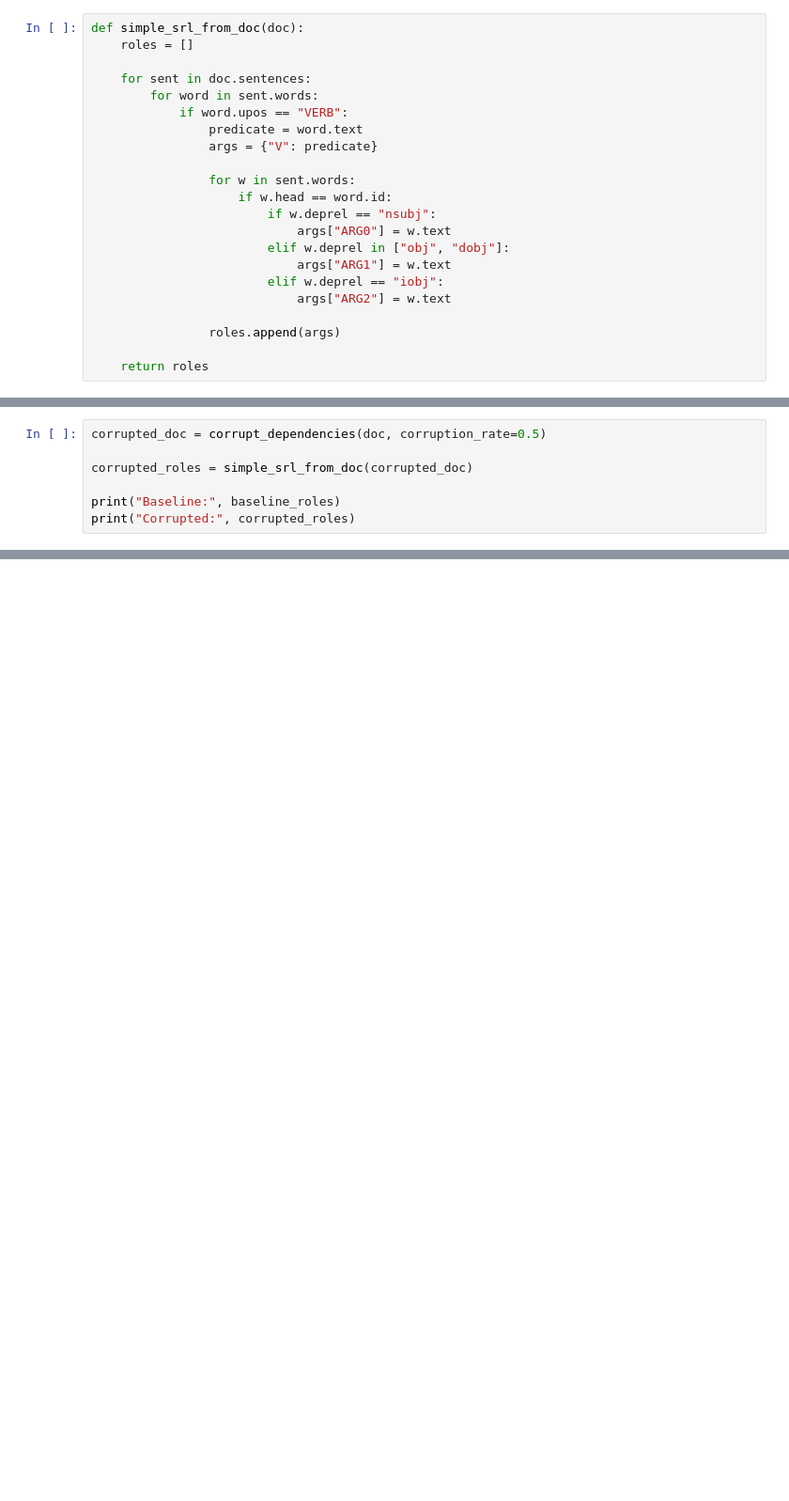
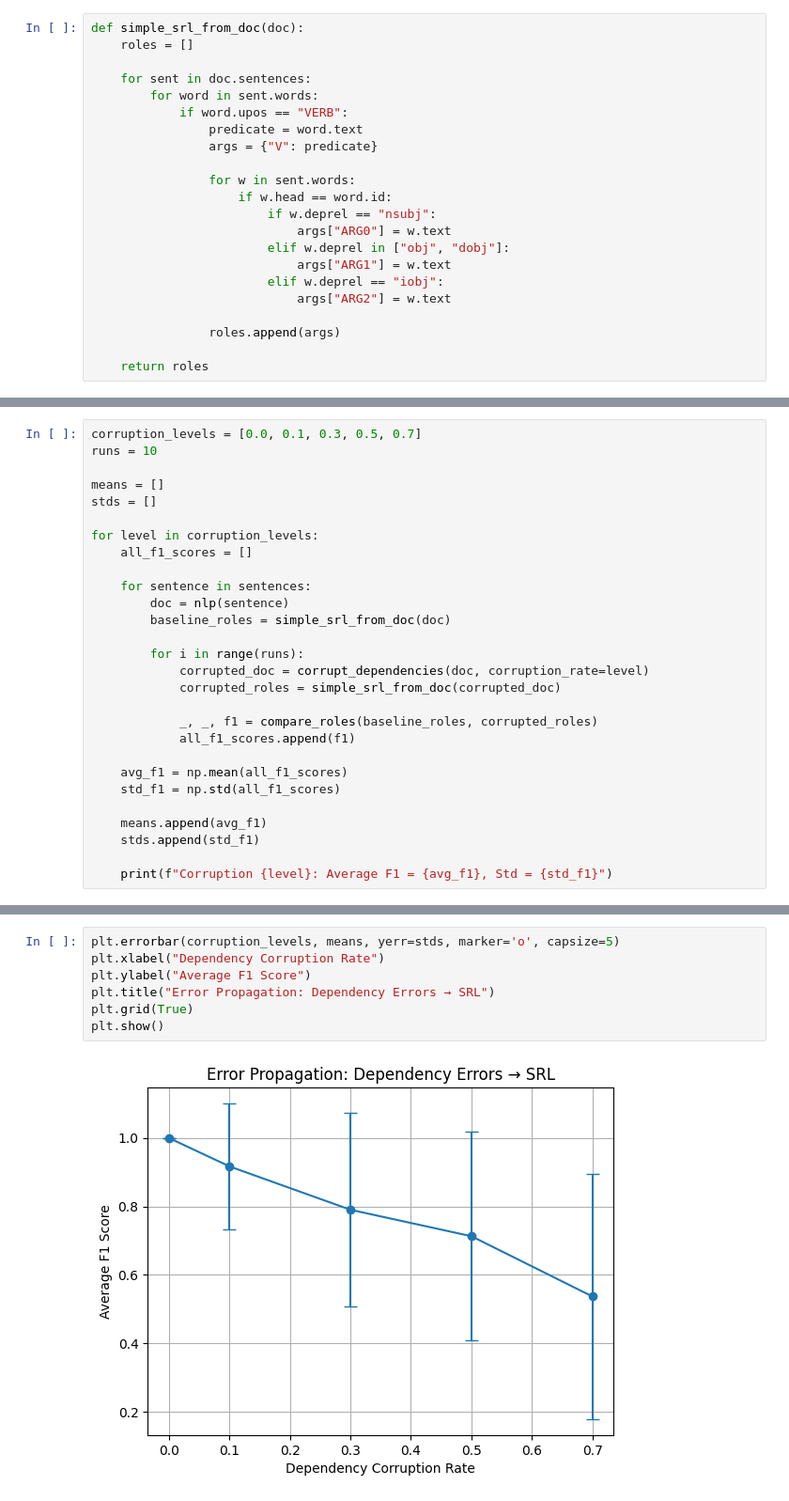
Before and after one commit to Danil1Danil/case_study, a Jupyter notebook: error_propagation_srl.ipynb, the cells around one changed output, grey strips where cells are left out. Shown at 94% size. Saved outputs shown, nothing was run; the diff lists cells and outputs as text; blank space fills up the shorter version.

```diff
--- a/error_propagation_srl.ipynb
+++ b/error_propagation_srl.ipynb
@@ -183,10 +88,3 @@ def corrupt_dependencies(doc, corruption_rate=0.3):
                 word.head = random.choice(possible_heads)
 
     return corrupted_doc
-# %%
-corrupted_doc = corrupt_dependencies(doc, corruption_rate=0.5)
-
-corrupted_roles = simple_srl_from_doc(corrupted_doc)
-
-print("Baseline:", baseline_roles)
-print("Corrupted:", corrupted_roles)
@@ -195,0 +121,28 @@ Corrupted: [{'V': 'gave', 'ARG1': 'book'}]
+# %%
+corruption_levels = [0.0, 0.1, 0.3, 0.5, 0.7]
+runs = 10
+
+means = []
+stds = []
+
+for level in corruption_levels:
+    all_f1_scores = []
+
+    for sentence in sentences:
+        doc = nlp(sentence)
+        baseline_roles = simple_srl_from_doc(doc)
+
+        for i in range(runs):
+            corrupted_doc = corrupt_dependencies(doc, corruption_rate=level)
+            corrupted_roles = simple_srl_from_doc(corrupted_doc)
+
+            _, _, f1 = compare_roles(baseline_roles, corrupted_roles)
+            all_f1_scores.append(f1)
+
+    avg_f1 = np.mean(all_f1_scores)
+    std_f1 = np.std(all_f1_scores)
+
+    means.append(avg_f1)
+    stds.append(std_f1)
+
+    print(f"Corruption {level}: Average F1 = {avg_f1}, Std = {std_f1}")
@@ -195,0 +155,9 @@ Corrupted: [{'V': 'gave', 'ARG1': 'book'}]
+# %%
+plt.errorbar(corruption_levels, means, yerr=stds, marker='o', capsize=5)
+plt.xlabel("Dependency Corruption Rate")
+plt.ylabel("Average F1 Score")
+plt.title("Error Propagation: Dependency Errors → SRL")
+plt.grid(True)
+plt.show()
+# %% [output]
+[figure, added]
```
Also changed, not shown: parts of 20 cells of this notebook.
